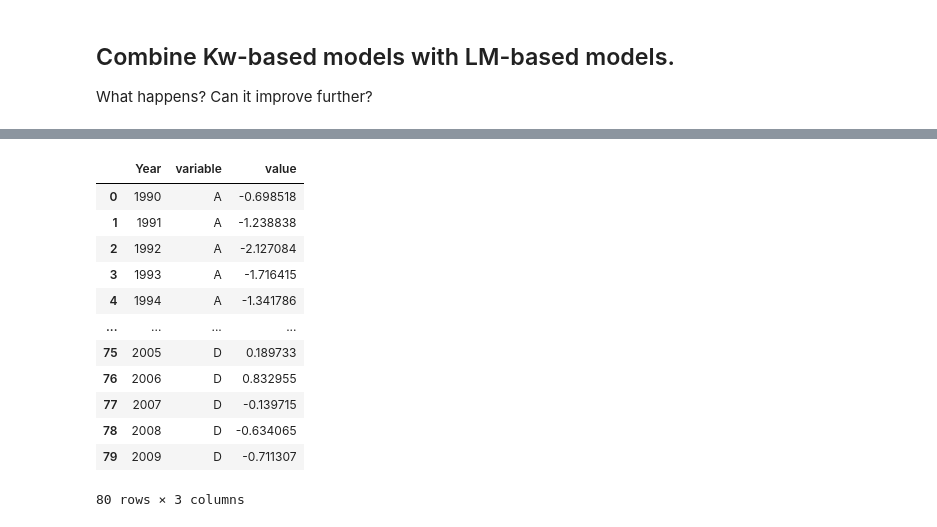
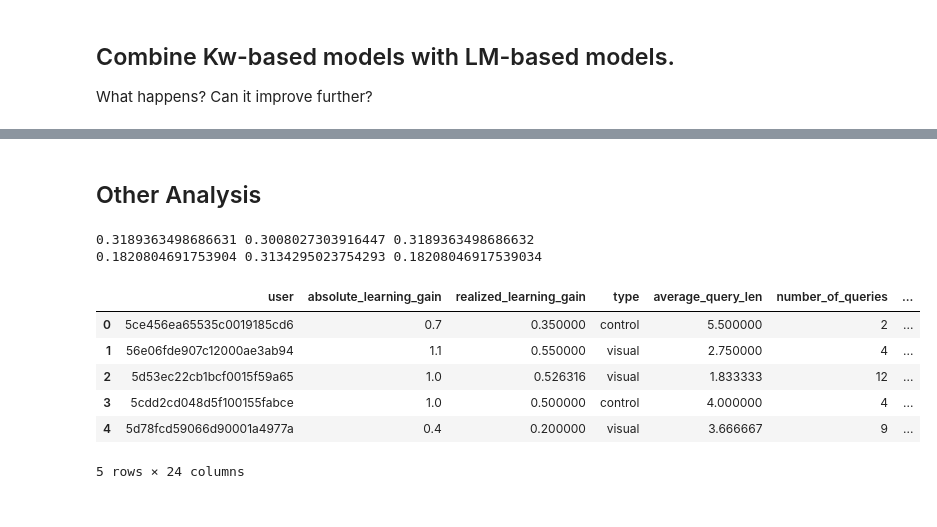
Before and after one commit to ArthurCamara/RULK_SAL, a Jupyter notebook: notebooks/Combine KW and LM.ipynb, the cells around one changed output, grey strips where cells are left out. Drawn from its saved outputs; the diff is of its cells as text; code cells hidden in the pictures.

```diff
--- a/notebooks/Combine KW and LM.ipynb
+++ b/notebooks/Combine KW and LM.ipynb
@@ -72,0 +21,18 @@ Best alpha: 0.77 with pearson correlation of 0.32642
+# %%
+base_model = "msmarco-MiniLM-L6-cos-v5"
+LM_model = "SUM_docs_sum_wiki_sum"
+
+LM_knowledges = pickle.load(open(f"../data/{base_model}_knowledge_gains.pkl", "rb"))[LM_model]
+LM_vector = np.array([LM_knowledges[u]["final_sim"] for u in user_ids])
+
+# KW_knowledges = {l.split()[0]: float(l.strip().split()[-1]) for l in open("../calculated gain.csv").readlines()[1:]}
+# KW_vector = np.array([KW_knowledges[u] for u in user_ids])
+
+KW_knowledges = pickle.load(open("../data/Arthur_KW_Knowledges.pkl", "rb"))["3"]
+KW_vector = np.array([KW_knowledges[u]["final_sim"] for u in user_ids])
+
+actual_learning = {k: LM_knowledges[k]["ALG"] for k in LM_knowledges}
+learning_vector = np.array([actual_learning[u] for u in user_ids])
+
+
+user_ids = list(LM_knowledges.keys())
@@ -118,16 +107,33 @@ data_preproc = pd.DataFrame(
-# %%
-pd.melt(data_preproc, ["Year"])
-# %% [output]
-|  | Year | variable | value |
-| 0 | 1990 | A | -0.698518 |
-| 1 | 1991 | A | -1.238838 |
-| 2 | 1992 | A | -2.127084 |
-| 3 | 1993 | A | -1.716415 |
-| 4 | 1994 | A | -1.341786 |
-| ... | ... | ... | ... |
-| 75 | 2005 | D | 0.189733 |
-| 76 | 2006 | D | 0.832955 |
-| 77 | 2007 | D | -0.139715 |
-| 78 | 2008 | D | -0.634065 |
-| 79 | 2009 | D | -0.711307 |
-80 rows × 3 columns
+# %% [markdown]
+## Other Analysis
+# %%
+# Win-Lose - What charactersitics sessions where KW is better than LM have?
+# Build a dataset where each line is a user
+dataset = json.load(open("../data/logs_with_position.json"))
+stats = pd.read_csv("../data/CHIIR2021_data/consolidated.csv", index_col=0)
+# %%
+# for each user, get which model is better. Do joins afterwards for better understanding.
+win_lose = []
+for u, lm_e, kw_e in zip(user_ids, LM_vector, KW_vector):
+    combi_score = (best_alpha * lm_e) + ((1 - alpha) * kw_e)
+    win_lose.append({"user": u, "LM_estimate": lm_e, "KW_estimate": kw_e, "COMBI_estimate": combi_score})
+df_2 = pd.DataFrame(win_lose).set_index("user")
+stats = stats.join(df_2, on="user")
+# %%
+# Try by session length.
+less_than_half = stats[stats.session_duration < stats.session_duration.median()]
+more_than_half = stats[stats.session_duration > stats.session_duration.median()]
+
+# For each, which model is a better estimator?
+corr_LM = pearsonr(less_than_half.LM_estimate, less_than_half.absolute_learning_gain)[0]
+corr_KW = pearsonr(less_than_half.KW_estimate, less_than_half.absolute_learning_gain)[0]
+corr_COMBI = pearsonr(less_than_half.COMBI_estimate, less_than_half.absolute_learning_gain)[0]
+print(corr_LM, corr_KW, corr_COMBI)
+
+corr_LM = pearsonr(more_than_half.LM_estimate, more_than_half.absolute_learning_gain)[0]
+corr_KW = pearsonr(more_than_half.KW_estimate, more_than_half.absolute_learning_gain)[0]
+corr_COMBI = pearsonr(more_than_half.COMBI_estimate, more_than_half.absolute_learning_gain)[0]
+print(corr_LM, corr_KW, corr_COMBI)
+# %% [output]
+0.3189363498686631 0.3008027303916447 0.3189363498686632
+0.1820804691753904 0.3134295023754293 0.18208046917539034
@@ -133,0 +156,10 @@ pd.melt(data_preproc, ["Year"])
+# %%
+stats.head()
+# %% [output]
+|  | user | absolute_learning_gain | realized_learning_gain | type | average_query_len | number_of_queries | ... |
+| 0 | 5ce456ea65535c0019185cd6 | 0.7 | 0.350000 | control | 5.500000 | 2 | ... |
+| 1 | 56e06fde907c12000ae3ab94 | 1.1 | 0.550000 | visual | 2.750000 | 4 | ... |
+| 2 | 5d53ec22cb1bcf0015f59a65 | 1.0 | 0.526316 | visual | 1.833333 | 12 | ... |
+| 3 | 5cdd2cd048d5f100155fabce | 1.0 | 0.500000 | control | 4.000000 | 4 | ... |
+| 4 | 5d78fcd59066d90001a4977a | 0.4 | 0.200000 | visual | 3.666667 | 9 | ... |
+5 rows × 24 columns
```
Also changed, not shown: parts of 14 cells of this notebook, 2 other files.
